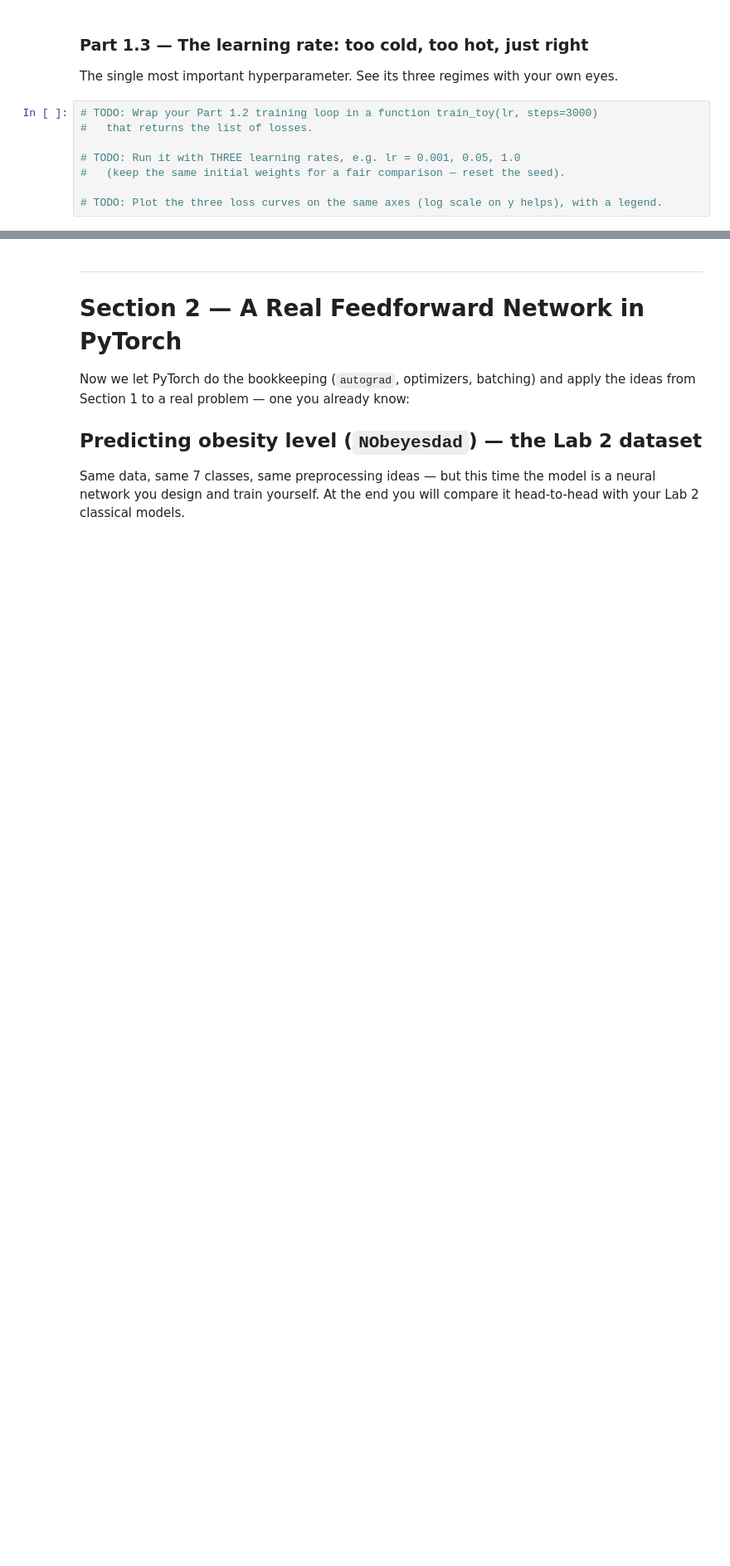
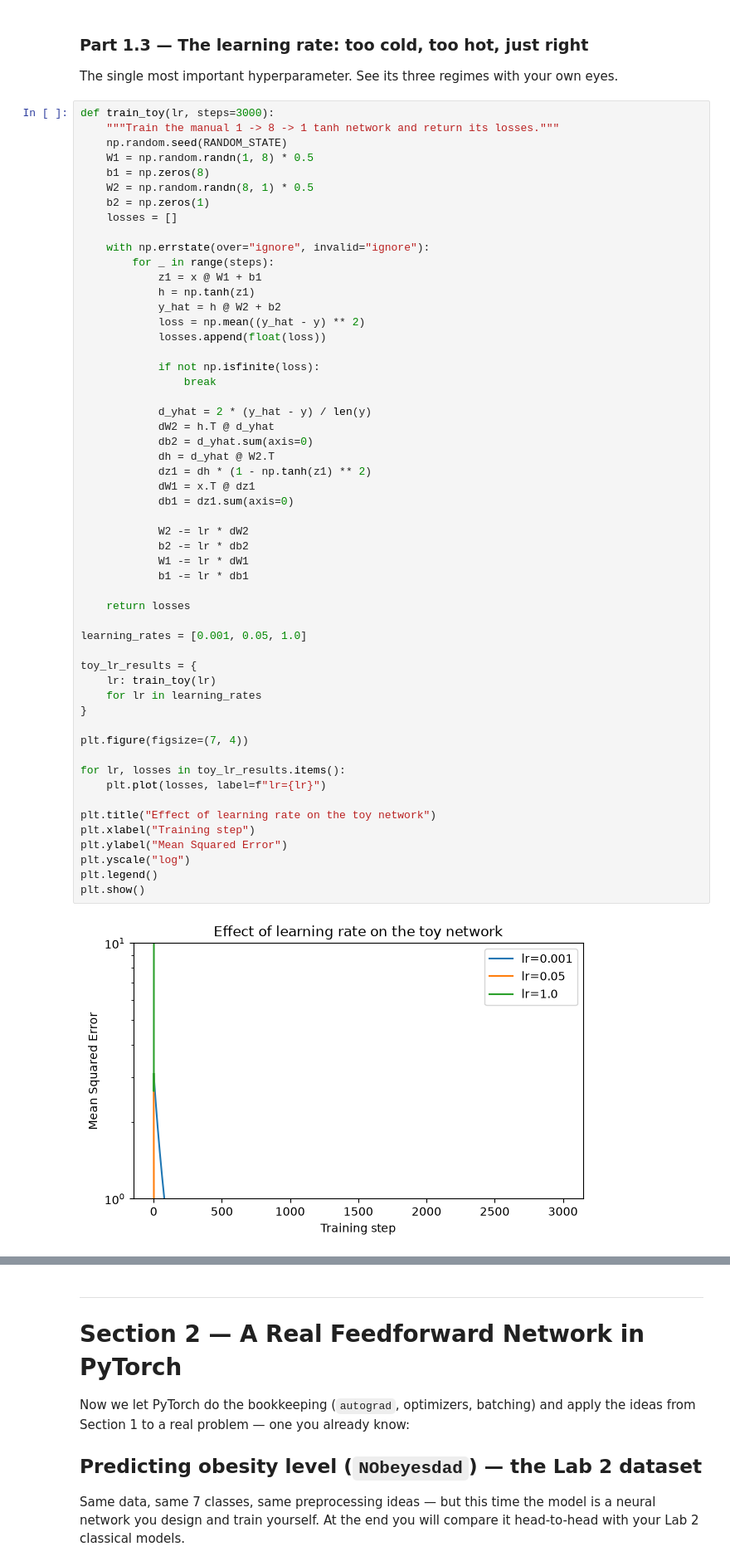
Before and after one commit to eyramfenu/lab-3, a Jupyter notebook: Lab_3.ipynb, the cells around one changed output, grey strips where cells are left out. Shown at 83% size. Drawn from its saved outputs; the diff is of its cells as text; blank space fills up the shorter version.

Commit message:
Complete Part 1.3: Learning rate experiments

```diff
--- a/Lab_3.ipynb
+++ b/Lab_3.ipynb
@@ -426,13 +426,61 @@ Backpropagation is the process of applying the chain rule from the output layer
 ### Part 1.3 — The learning rate: too cold, too hot, just right
 The single most important hyperparameter. See its three regimes with your own eyes.
 # %%
-# TODO: Wrap your Part 1.2 training loop in a function train_toy(lr, steps=3000)
-#   that returns the list of losses.
+def train_toy(lr, steps=3000):
+    """Train the manual 1 -> 8 -> 1 tanh network and return its losses."""
+    np.random.seed(RANDOM_STATE)
+    W1 = np.random.randn(1, 8) * 0.5
+    b1 = np.zeros(8)
+    W2 = np.random.randn(8, 1) * 0.5
+    b2 = np.zeros(1)
+    losses = []
 
-# TODO: Run it with THREE learning rates, e.g. lr = 0.001, 0.05, 1.0
-#   (keep the same initial weights for a fair comparison — reset the seed).
+    with np.errstate(over="ignore", invalid="ignore"):
+        for _ in range(steps):
+            z1 = x @ W1 + b1
+            h = np.tanh(z1)
+            y_hat = h @ W2 + b2
+            loss = np.mean((y_hat - y) ** 2)
+            losses.append(float(loss))
 
-# TODO: Plot the three loss curves on the same axes (log scale on y helps), with a legend.
+            if not np.isfinite(loss):
+                break
+
+            d_yhat = 2 * (y_hat - y) / len(y)
+            dW2 = h.T @ d_yhat
+            db2 = d_yhat.sum(axis=0)
+            dh = d_yhat @ W2.T
+            dz1 = dh * (1 - np.tanh(z1) ** 2)
+            dW1 = x.T @ dz1
+            db1 = dz1.sum(axis=0)
+
+            W2 -= lr * dW2
+            b2 -= lr * db2
+            W1 -= lr * dW1
+            b1 -= lr * db1
+
+    return losses
+
+learning_rates = [0.001, 0.05, 1.0]
+
+toy_lr_results = {
+    lr: train_toy(lr)
+    for lr in learning_rates
+}
+
+plt.figure(figsize=(7, 4))
+
+for lr, losses in toy_lr_results.items():
+    plt.plot(losses, label=f"lr={lr}")
+
+plt.title("Effect of learning rate on the toy network")
+plt.xlabel("Training step")
+plt.ylabel("Mean Squared Error")
+plt.yscale("log")
+plt.legend()
+plt.show()
+# %% [output]
+[figure, added]
 # %% [markdown]
 **Student Reasoning — Learning rate**
 *Describe what each of the three curves shows. Why does a too-large learning rate make the
```
Also changed, not shown: parts of 1 cell of this notebook.
